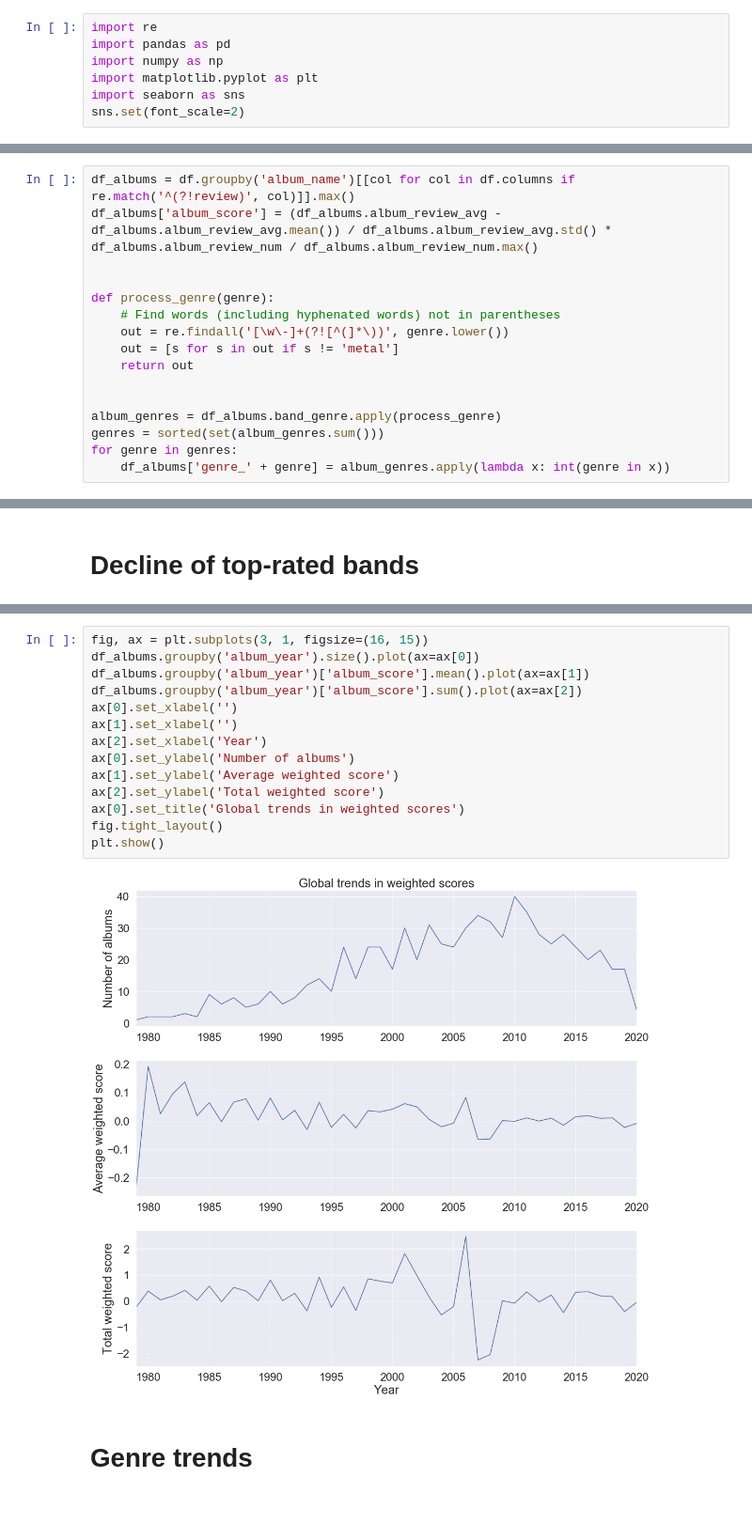
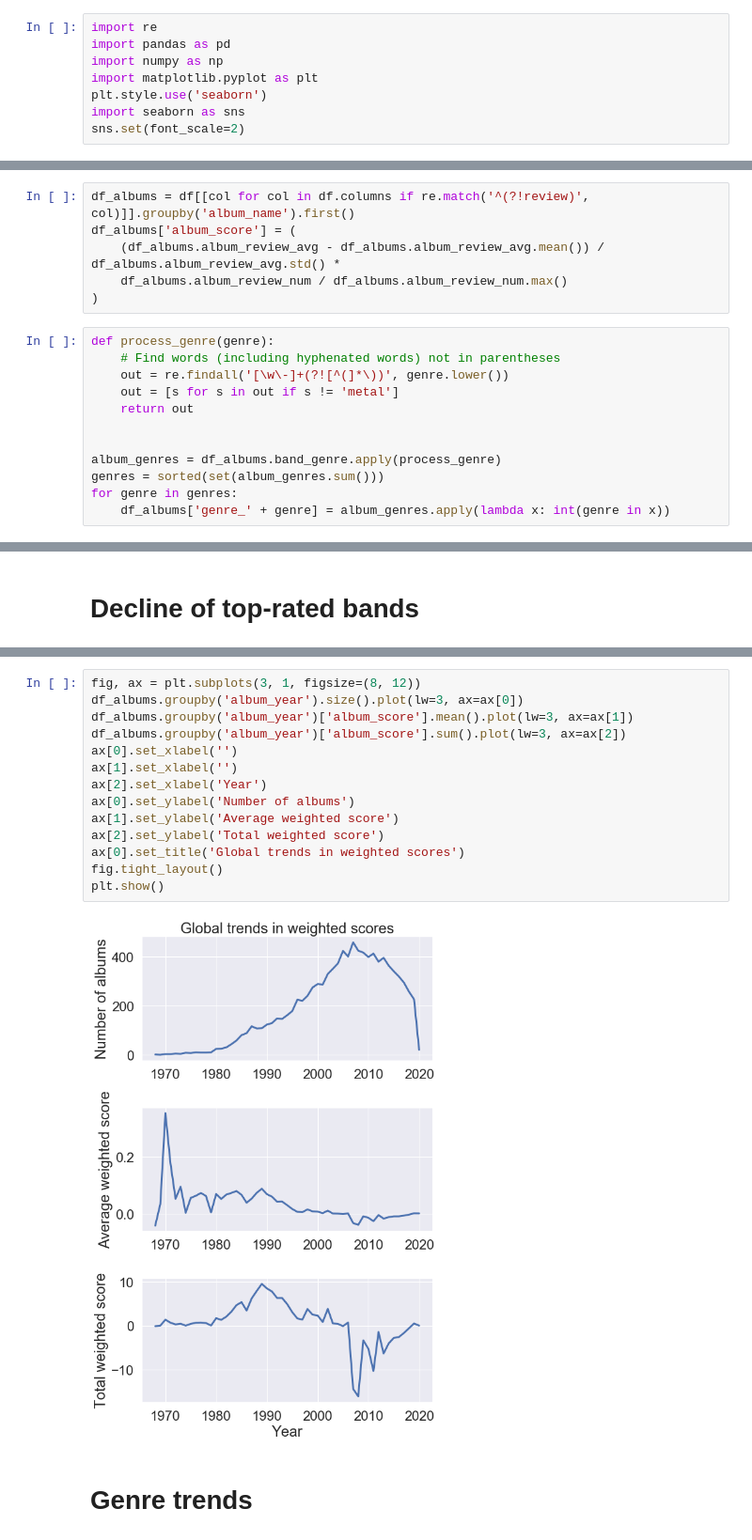
Before and after one commit to pdqnguyen/metallyrics, a Jupyter notebook: reviews1.ipynb, the cells around one changed output, grey strips where cells are left out. Shown at 94% size. Drawn from its saved outputs; the diff is of its cells as text; blank space fills up the shorter version.

```diff
--- a/reviews1.ipynb
+++ b/reviews1.ipynb
@@ -5,6 +5,7 @@ import re
 import pandas as pd
 import numpy as np
 import matplotlib.pyplot as plt
+plt.style.use('seaborn')
 import seaborn as sns
 sns.set(font_scale=2)
 # %%
@@ -37,8 +78,10 @@ df = pd.read_csv('reviews.csv')
+# %%
+df_albums = df[[col for col in df.columns if re.match('^(?!review)', col)]].groupby('album_name').first()
+df_albums['album_score'] = (
+    (df_albums.album_review_avg - df_albums.album_review_avg.mean()) / df_albums.album_review_avg.std() *
+    df_albums.album_review_num / df_albums.album_review_num.max()
+)
 # %%
-df_albums = df.groupby('album_name')[[col for col in df.columns if re.match('^(?!review)', col)]].max()
-df_albums['album_score'] = (df_albums.album_review_avg - df_albums.album_review_avg.mean()) / df_albums.album_review_avg.std() * df_albums.album_review_num / df_albums.album_review_num.max()
-
-
 def process_genre(genre):
     # Find words (including hyphenated words) not in parentheses
     out = re.findall('[\w\-]+(?![^(]*\))', genre.lower())
@@ -276,18 +432,18 @@ ax.legend(bbox_to_anchor=(1, 1))
 # %%
-fig, ax = plt.subplots(3, 1, figsize=(16, 15))
-df_albums.groupby('album_year').size().plot(ax=ax[0])
-df_albums.groupby('album_year')['album_score'].mean().plot(ax=ax[1])
-df_albums.groupby('album_year')['album_score'].sum().plot(ax=ax[2])
+fig, ax = plt.subplots(3, 1, figsize=(8, 12))
+df_albums.groupby('album_year').size().plot(lw=3, ax=ax[0])
+df_albums.groupby('album_year')['album_score'].mean().plot(lw=3, ax=ax[1])
+df_albums.groupby('album_year')['album_score'].sum().plot(lw=3, ax=ax[2])
 ax[0].set_xlabel('')
 ax[1].set_xlabel('')
 ax[2].set_xlabel('Year')
 ax[0].set_ylabel('Number of albums')
 ax[1].set_ylabel('Average weighted score')
 ax[2].set_ylabel('Total weighted score')
 ax[0].set_title('Global trends in weighted scores')
 fig.tight_layout()
 plt.show()
 # %% [output]
-[figure, old version]
+[figure, new version]
 # %% [markdown]
 # Genre trends
```
Also changed, not shown: parts of 50 cells of this notebook, 1 other file.
